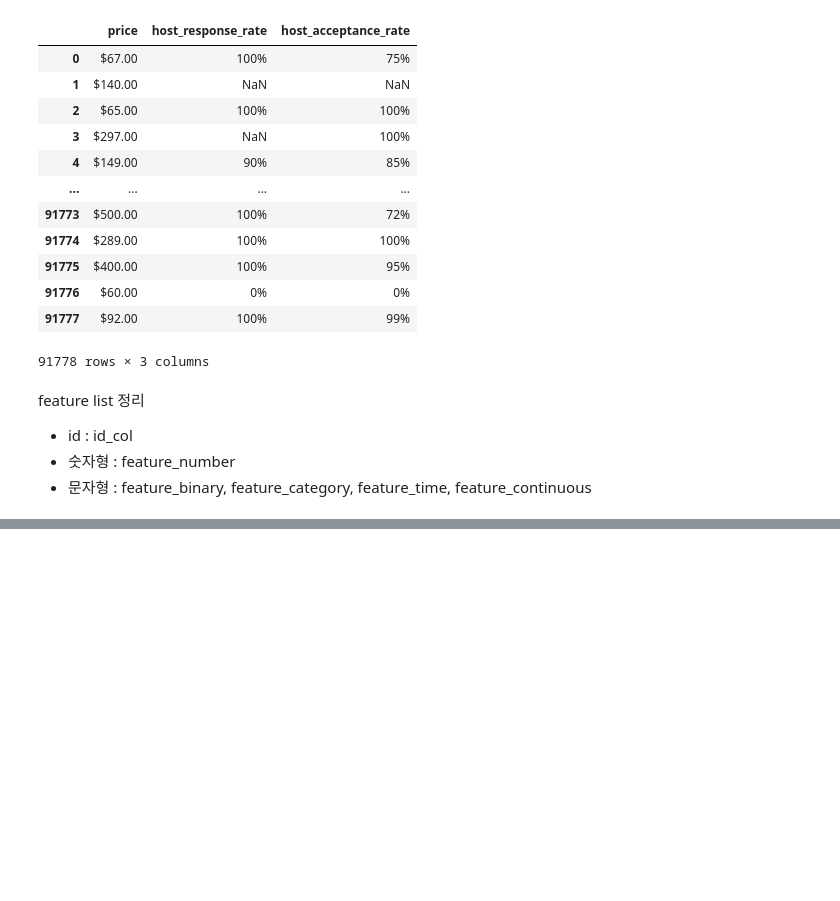
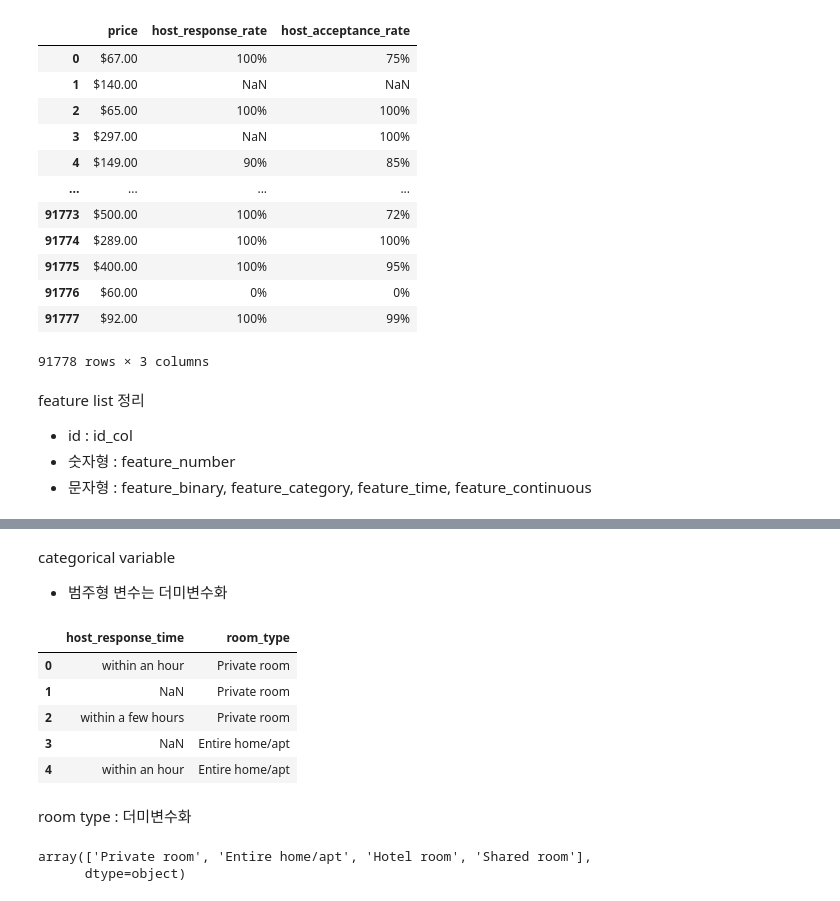
Before and after one commit to HongSeongMo/Airbnb, a Jupyter notebook: learning_plus_training1.ipynb, the cells around one changed output, grey strips where cells are left out. Saved outputs shown, nothing was run; the diff lists cells and outputs as text; code cells hidden in the pictures; blank space fills up the shorter version.

```diff
--- a/learning_plus_training1.ipynb
+++ b/learning_plus_training1.ipynb
@@ -800,0 +909,20 @@ feature list 정리
+# %% [markdown]
+categorical variable
+*   범주형 변수는 더미변수화
+# %%
+feature_df[feature_category].head()
+# %% [output]
+|  | host_response_time | room_type |
+| 0 | within an hour | Private room |
+| 1 | NaN | Private room |
+| 2 | within a few hours | Private room |
+| 3 | NaN | Entire home/apt |
+| 4 | within an hour | Entire home/apt |
+# %% [markdown]
+room type : 더미변수화
+# %%
+# room type
+feature_df.room_type.unique()
+# %% [output]
+array(['Private room', 'Entire home/apt', 'Hotel room', 'Shared room'],
+      dtype=object)
```
Also changed, not shown: parts of 5 cells of this notebook.
